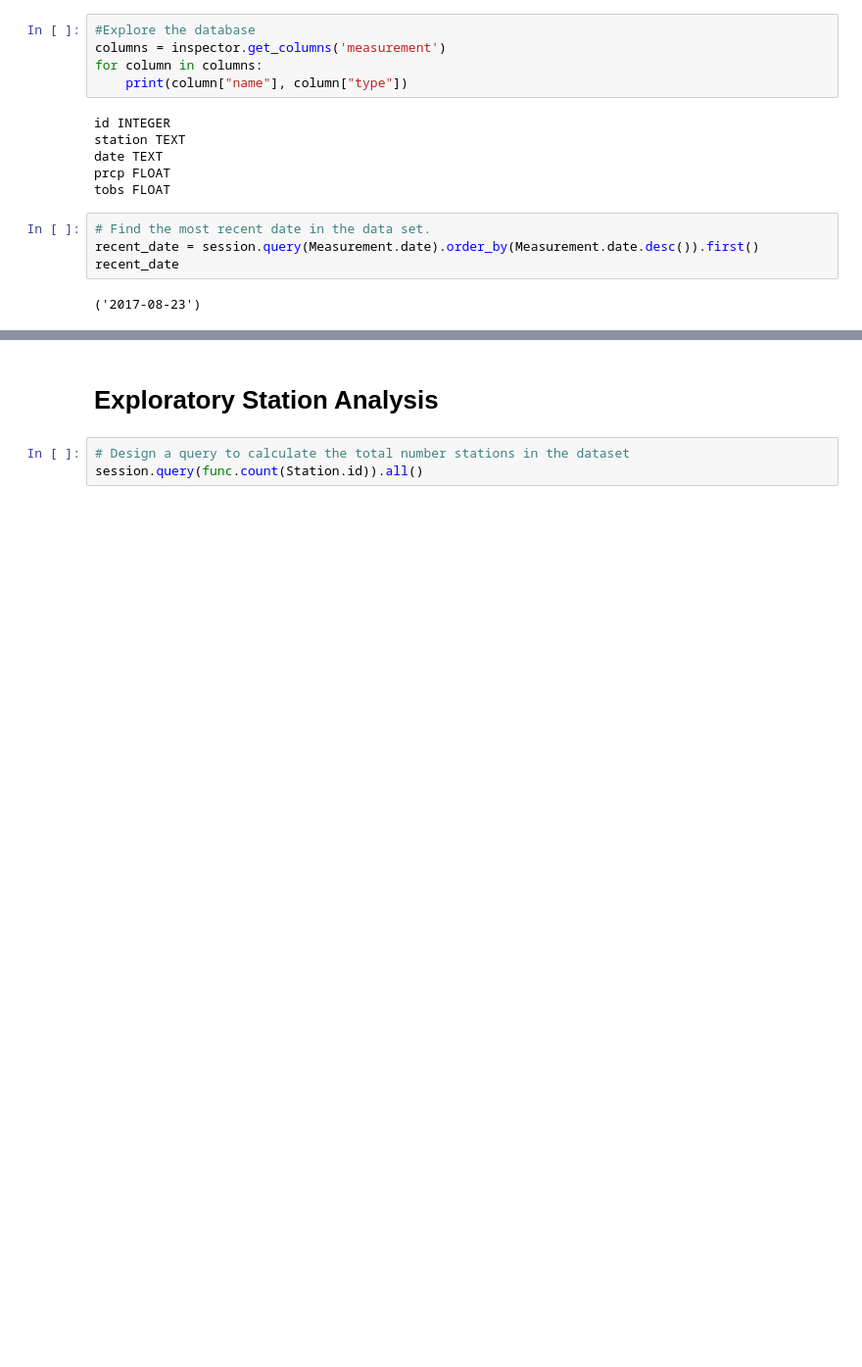
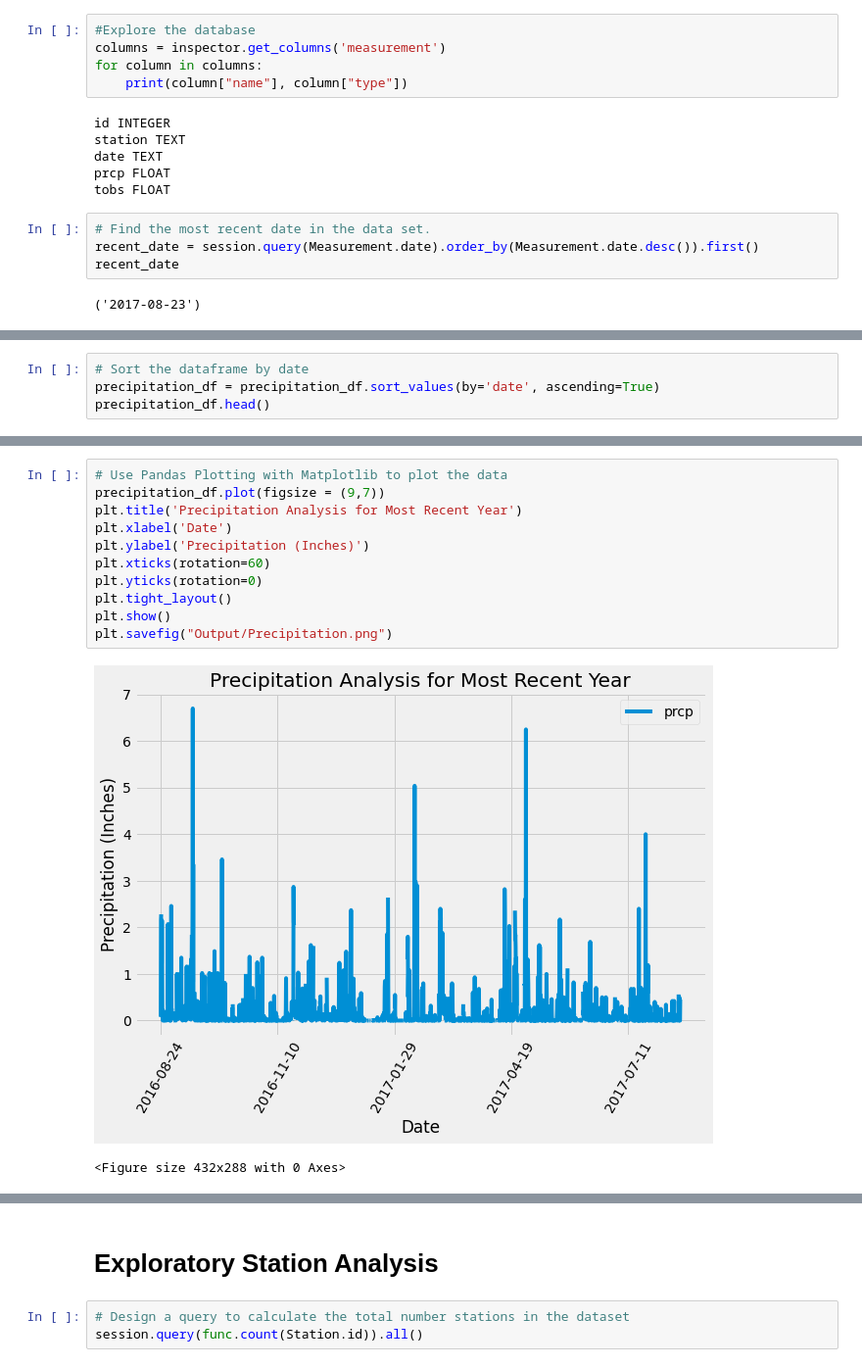
Before and after one commit to amramer45/sqlalchemy-challenge, a Jupyter notebook: climate.ipynb, the cells around one changed output, grey strips where cells are left out. Shown at 98% size. Saved outputs shown, nothing was run; the diff lists cells and outputs as text; blank space fills up the shorter version.

```diff
--- a/climate.ipynb
+++ b/climate.ipynb
@@ -97,0 +85,4 @@ WHERE strftime(?, measurement.date) >= ? AND measurement.date]
+# %%
+# Sort the dataframe by date
+precipitation_df = precipitation_df.sort_values(by='date', ascending=True)
+precipitation_df.head()
@@ -98,3 +97,17 @@ WHERE strftime(?, measurement.date) >= ? AND measurement.date]
+# %%
+# Use Pandas Plotting with Matplotlib to plot the data
+precipitation_df.plot(figsize = (9,7))
+plt.title('Precipitation Analysis for Most Recent Year')
+plt.xlabel('Date')
+plt.ylabel('Precipitation (Inches)')
+plt.xticks(rotation=60)
+plt.yticks(rotation=0)
+plt.tight_layout()
+plt.show()
+plt.savefig("Output/Precipitation.png")
+# %% [output]
+[figure, added]
+<Figure size 432x288 with 0 Axes>
 # %%
 # Use Pandas to calculate the summary statistics for the precipitation data
 precipitation_df.describe()
```
Also changed, not shown: parts of 9 cells of this notebook, 1 other file.
